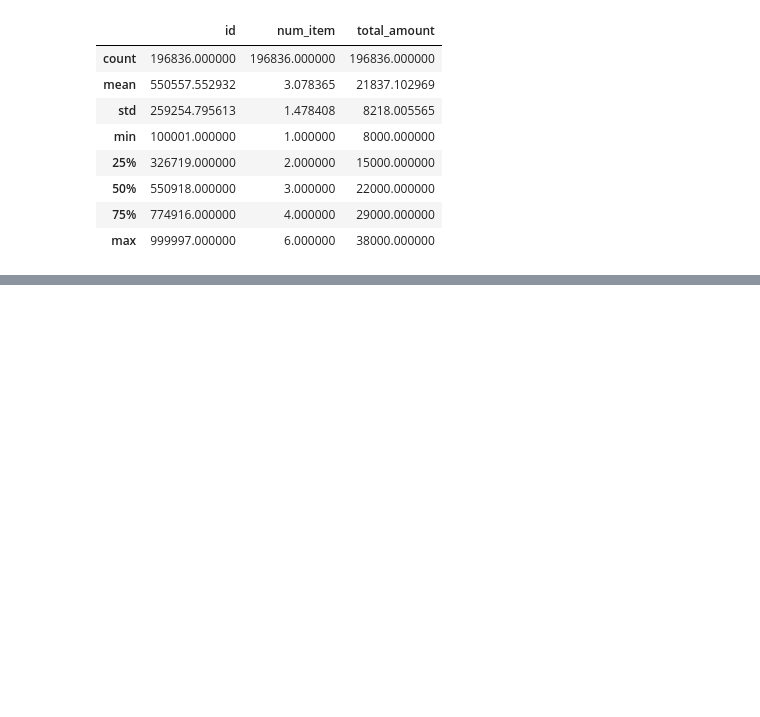
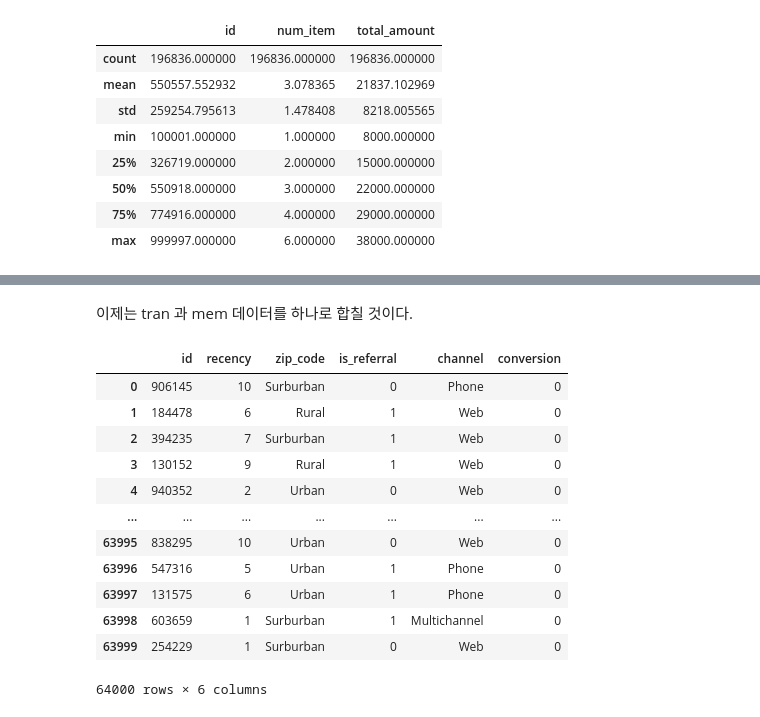
Before and after one commit to goldang01/E-Commerce, a Jupyter notebook: Chapter06.Random Forest.ipynb, the cells around one changed output, grey strips where cells are left out. Cells and saved outputs as stored; diff of their text form; code cells hidden in the pictures; blank space fills up the shorter version.

```diff
--- a/Chapter06.Random Forest.ipynb
+++ b/Chapter06.Random Forest.ipynb
@@ -112,0 +244,18 @@ tran.describe()
+# %% [markdown]
+이제는 tran 과 mem 데이터를 하나로 합칠 것이다.
+# %%
+mem
+# %% [output]
+|  | id | recency | zip_code | is_referral | channel | conversion |
+| 0 | 906145 | 10 | Surburban | 0 | Phone | 0 |
+| 1 | 184478 | 6 | Rural | 1 | Web | 0 |
+| 2 | 394235 | 7 | Surburban | 1 | Web | 0 |
+| 3 | 130152 | 9 | Rural | 1 | Web | 0 |
+| 4 | 940352 | 2 | Urban | 0 | Web | 0 |
+| ... | ... | ... | ... | ... | ... | ... |
+| 63995 | 838295 | 10 | Urban | 0 | Web | 0 |
+| 63996 | 547316 | 5 | Urban | 1 | Phone | 0 |
+| 63997 | 131575 | 6 | Urban | 1 | Phone | 0 |
+| 63998 | 603659 | 1 | Surburban | 1 | Multichannel | 0 |
+| 63999 | 254229 | 1 | Surburban | 0 | Web | 0 |
+64000 rows × 6 columns
```
Also changed, not shown: parts of 95 cells of this notebook.
